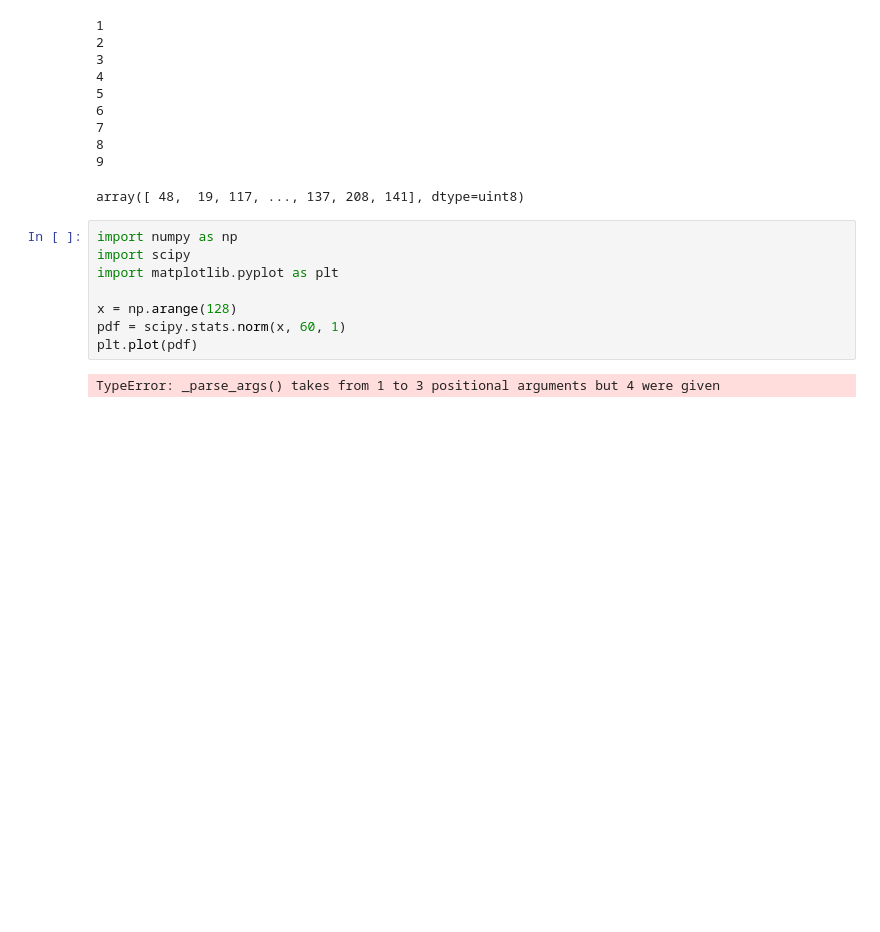
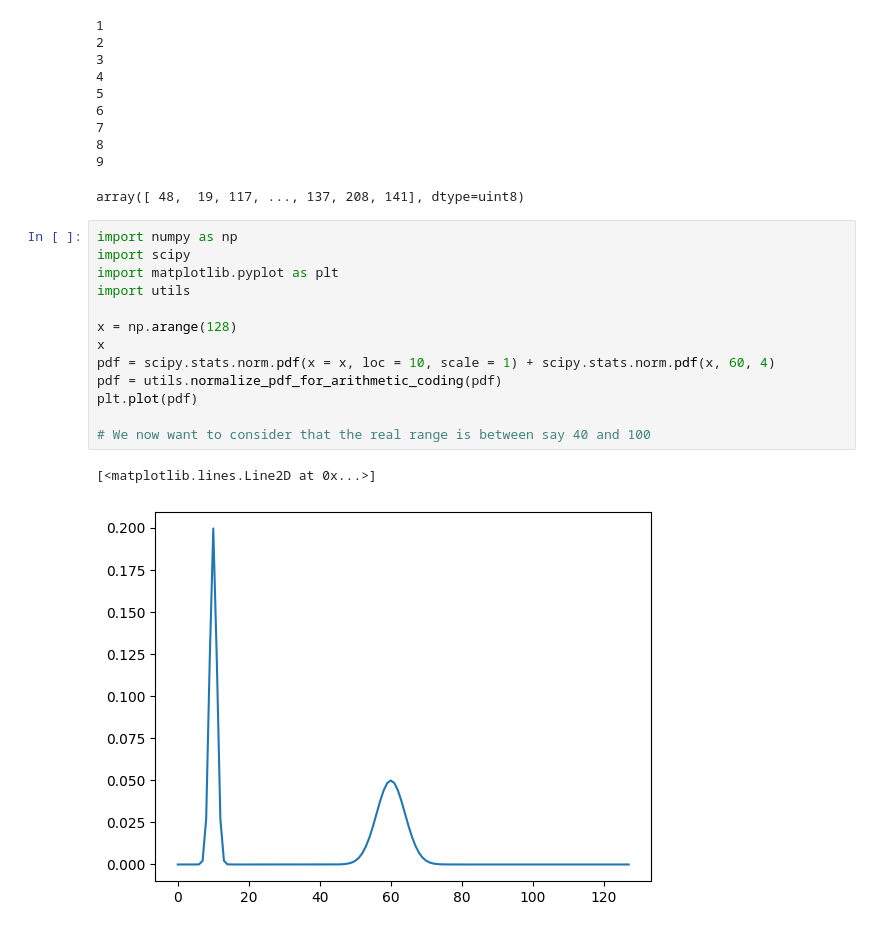
Before and after one commit to francisrmatt/llmcomp, a Jupyter notebook: play.ipynb, the cells around one changed output. Drawn from its saved outputs; the diff is of its cells as text; blank space fills up the shorter version.

```diff
--- a/play.ipynb
+++ b/play.ipynb
@@ -721,10 +726,16 @@ array([ 48,  19, 117, ..., 137, 208, 141], dtype=uint8)
 # %%
 import numpy as np
 import scipy
 import matplotlib.pyplot as plt
+import utils
 
 x = np.arange(128)
-pdf = scipy.stats.norm(x, 60, 1)
+x
+pdf = scipy.stats.norm.pdf(x = x, loc = 10, scale = 1) + scipy.stats.norm.pdf(x, 60, 4)
+pdf = utils.normalize_pdf_for_arithmetic_coding(pdf)
 plt.plot(pdf)
+
+# We now want to consider that the real range is between say 40 and 100
 # %% [output]
-TypeError: _parse_args() takes from 1 to 3 positional arguments but 4 were given
+[<matplotlib.lines.Line2D at 0x...>]
+[figure, added]
```
Also changed, not shown: parts of 20 cells of this notebook, 18 other files.
